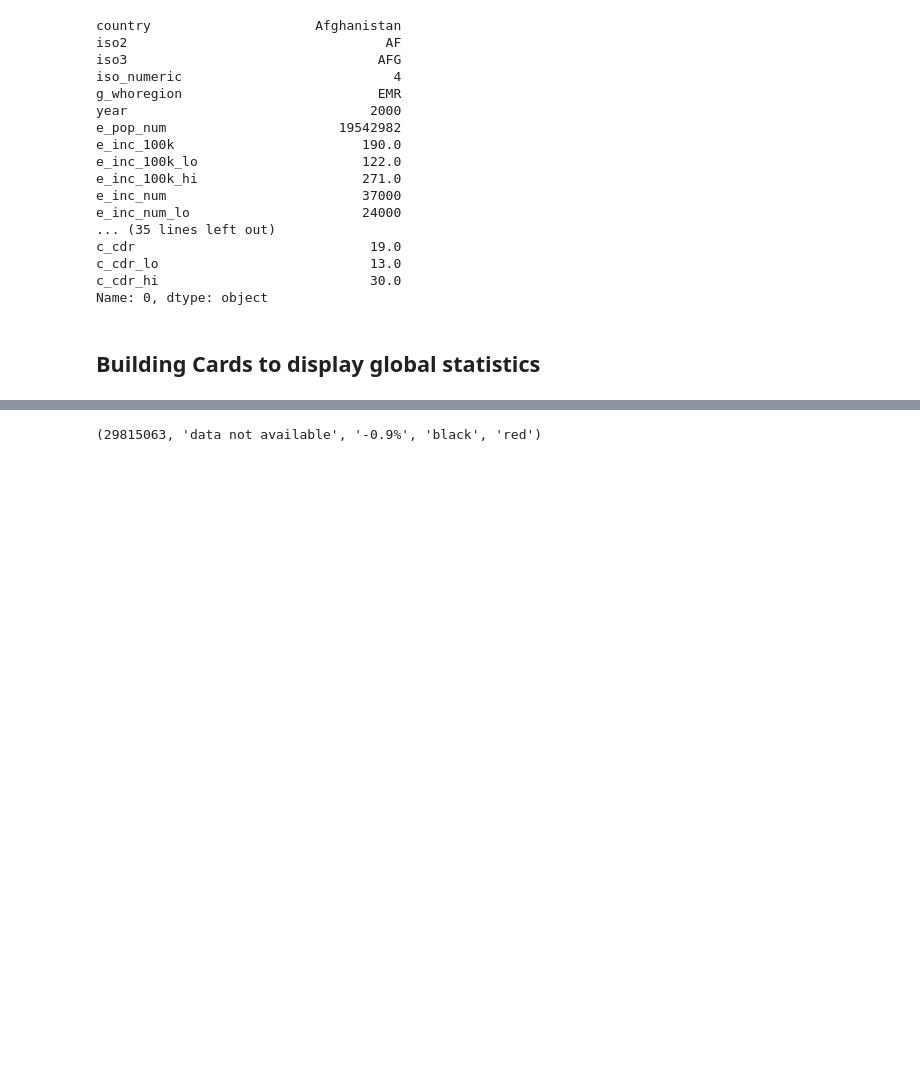
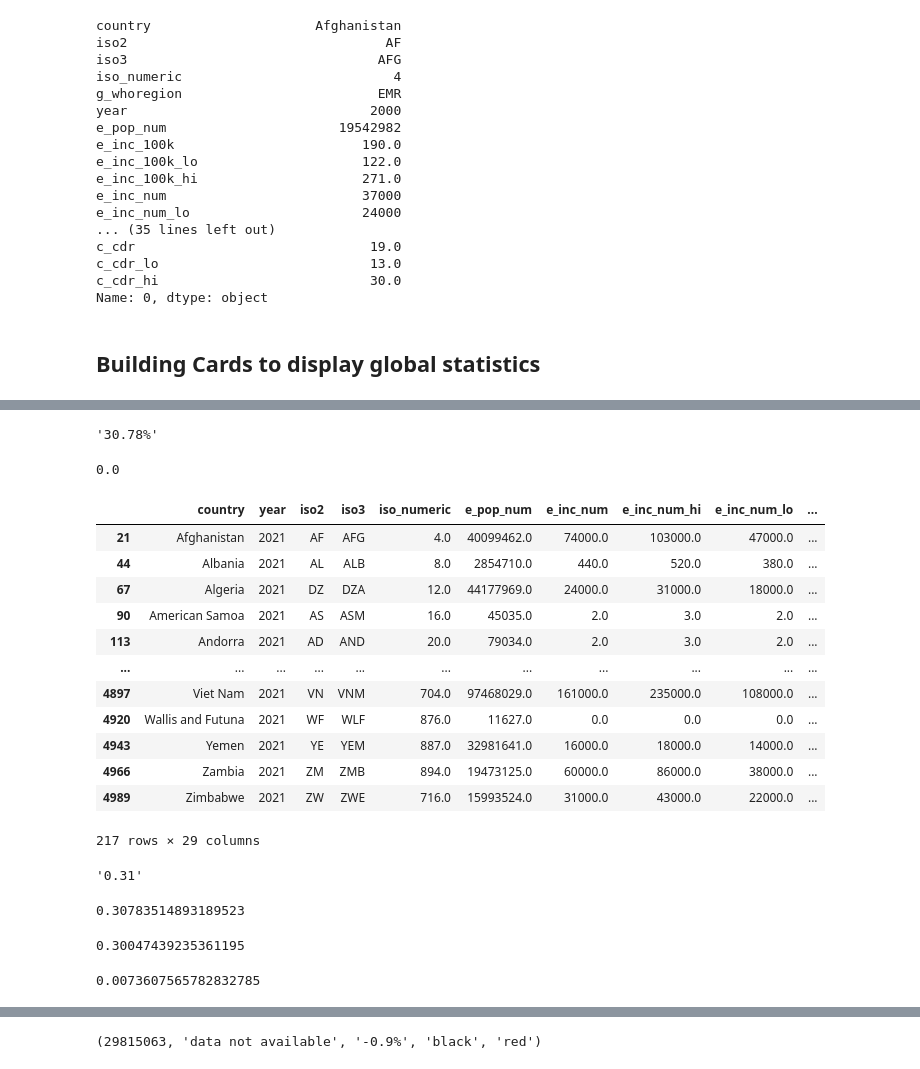
Before and after one commit to UBC-MDS/DSCI-532_2024_1_TBtracker, a Jupyter notebook: notebooks/eda.ipynb, the cells around one changed output, grey strips where cells are left out. Drawn from its saved outputs; the diff is of its cells as text; code cells hidden in the pictures; blank space fills up the shorter version.

```diff
--- a/notebooks/eda.ipynb
+++ b/notebooks/eda.ipynb
@@ -208,7 +208,7 @@ import plotly.express as px
 # %%
 os.chdir('/Users/hinabandukwala/Documents/MDS/DSCI-532_2024_1_TBtracker')
 # %%
-tb_data = pd.read_csv("data/preprocessing/tb_data.csv")
+tb_data = pd.read_parquet("data/processed/tb_data.parquet")
 # %%
 global_stat = tb_data.loc[tb_data["year"] == 2022]["mortality_rate"].sum()
 global_stat
@@ -216,0 +233,7 @@ global_stat
+# %%
+
+tb_f = tb_data.loc[(tb_data["incidence_total"]!= -1) & (tb_data['e_pop_num'] != -1)]
+incidence_rate_per = (tb_f.loc[tb_f["year"] == 2022]["incidence_total"].sum() / tb_f.loc[tb_f["year"] == 2022]["e_pop_num"].sum()) * 100
+"{:.2%}".format(incidence_rate_per)
+# %% [output]
+'30.78%'
@@ -217,3 +263,41 @@ global_stat
+# %%
+tb_data.loc[tb_data["year_dt"] == 2021, 'e_pop_num'].sum()
+# %% [output]
+0.0
+# %%
+tb_data.loc[tb_data["year"] == 2021]
+# %% [output]
+|  | country | year | iso2 | iso3 | iso_numeric | e_pop_num | e_inc_num | e_inc_num_hi | e_inc_num_lo | ... |
+| 21 | Afghanistan | 2021 | AF | AFG | 4.0 | 40099462.0 | 74000.0 | 103000.0 | 47000.0 | ... |
+| 44 | Albania | 2021 | AL | ALB | 8.0 | 2854710.0 | 440.0 | 520.0 | 380.0 | ... |
+| 67 | Algeria | 2021 | DZ | DZA | 12.0 | 44177969.0 | 24000.0 | 31000.0 | 18000.0 | ... |
+| 90 | American Samoa | 2021 | AS | ASM | 16.0 | 45035.0 | 2.0 | 3.0 | 2.0 | ... |
+| 113 | Andorra | 2021 | AD | AND | 20.0 | 79034.0 | 2.0 | 3.0 | 2.0 | ... |
+| ... | ... | ... | ... | ... | ... | ... | ... | ... | ... | ... |
+| 4897 | Viet Nam | 2021 | VN | VNM | 704.0 | 97468029.0 | 161000.0 | 235000.0 | 108000.0 | ... |
+| 4920 | Wallis and Futuna | 2021 | WF | WLF | 876.0 | 11627.0 | 0.0 | 0.0 | 0.0 | ... |
+| 4943 | Yemen | 2021 | YE | YEM | 887.0 | 32981641.0 | 16000.0 | 18000.0 | 14000.0 | ... |
+| 4966 | Zambia | 2021 | ZM | ZMB | 894.0 | 19473125.0 | 60000.0 | 86000.0 | 38000.0 | ... |
+| 4989 | Zimbabwe | 2021 | ZW | ZWE | 716.0 | 15993524.0 | 31000.0 | 43000.0 | 22000.0 | ... |
+217 rows × 29 columns
+# %%
+f"{global_stat:.2f}"
+# %% [output]
+'0.31'
+# %%
+test = (tb_data.loc[tb_data["year"] == selected_year][y_column].sum() / tb_data.loc[tb_data["year"] == selected_year]["e_pop_num"].sum()) * 100
+test
+# %% [output]
+0.30783514893189523
+# %%
+test1 = (tb_data.loc[tb_data["year"] == 2021][y_column].sum() / tb_data.loc[tb_data["year"] == 2021]["e_pop_num"].sum()) * 100
+test1
+# %% [output]
+0.30047439235361195
+# %%
+test - test1
+# %% [output]
+0.0073607565782832785
 # %%
 def update_global_stats(selected_year, selected_type, selected_value):
     y_column_mapping = {
```
Also changed, not shown: parts of 10 cells of this notebook.
